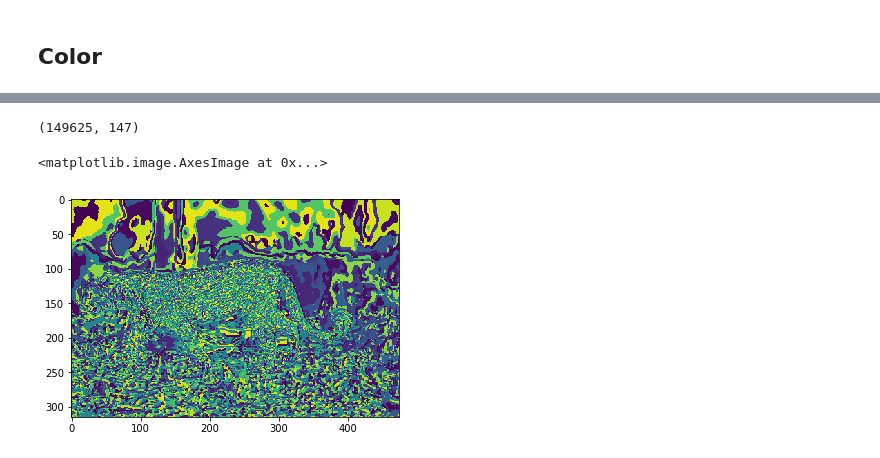
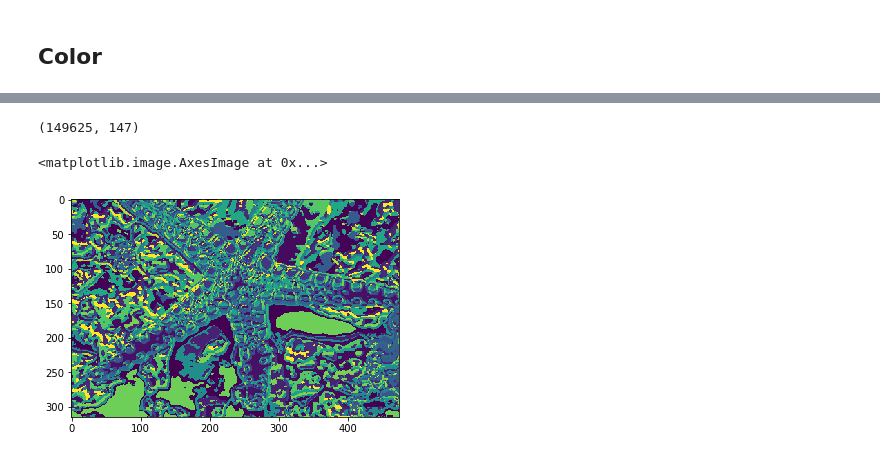
Before and after one commit to Charlottetheis/AIA, a Jupyter notebook: Jacob.ipynb, the cells around one changed output, grey strips where cells are left out. Saved outputs shown, nothing was run; the diff lists cells and outputs as text; code cells hidden in the pictures.

```diff
--- a/Jacob.ipynb
+++ b/Jacob.ipynb
@@ -207,9 +207,12 @@ class deform_model():
     def set_forces(self, forces):
         self.force_vecs = forces[:,None] * self.normals
 
-    def update(self, step_size):
+    def update(self, step_size, img_shape):
         self.snake += self.force_vecs*step_size
         self.regularize()
+        # Prevent exceeding image boundaries:
+        np.clip(model.snake[:,0], 0, img_shape[0]-1, out=model.snake[:,0])
+        np.clip(model.snake[:,1], 0, img_shape[1]-1, out=model.snake[:,1])
         self.normals = self.compute_normals()
 
     def regularize(self):
@@ -255,8 +258,9 @@ class deform_model():
 
         pad = 3
         mask = np.ones((rows+2*pad, cols+2*pad), dtype=bool) # create region of interest with some padding
-        mask[:,[0,-1]] = mask[[0,-1]] = False # set edges to True to create boundary
+        mask[:,[0,-1]] = mask[[0,-1]] = False # mark edges to create boundary
 
+        # Mark all point under the snake countour
         snake = snake - [r_min,c_min] + pad
         p = snake[-1,]
         for i in range(len(snake)):
@@ -264,7 +268,7 @@ class deform_model():
             p = snake[i,]
             mask[idx[:,0],idx[:,1]] = False
 
-        sf.fill_contour(mask,[1,1],value=False)
+        sf.fill_contour(mask, [1,1], value=False) # flood fill area between countour and edges
         mask = mask[pad:-pad, pad:-pad] # remove padding
         if(down_samp>1):
             mask = resize(mask, (down_samp*rows, down_samp*cols), order = 0, preserve_range=True)
@@ -495,7 +501,7 @@ while(True):
     if vis_snake(prob_img.astype('float32'), model.snake, 3*step_size*model.force_vecs, wait=30, title="Probability"):
         break
 
-    model.update(step_size)
+    model.update(step_size, img.shape)
     i+=1
 
 cv2.destroyAllWindows()
@@ -539,7 +545,8 @@ def create_prob_image(img, mask, filter_size=10, return_inside=False):
 # %% [markdown]
 ## Color
 # %%
-fname = "data/134052.jpg"
+#fname = "data/134052.jpg"
+fname = "data/12003.jpg"
 img = plt.imread(fname)
 plt.imshow(img)
 # %% [output]
@@ -558,21 +565,22 @@ def ndim2col(A, BSZ, stepsize=1):
 # %%
 E = 3
 K = 1+2*E
 patch_size = (K,K)
 features = ndim2col(img, patch_size).transpose()
 new_shape = tuple(np.array(img.shape) - (2*E))
 print(features.shape)
 
-samp_size = 10000
-clusters = 200
+samp_size = 1000
+clusters = 100
 sample_idx = np.random.permutation(features.shape[0])[:samp_size]
 feature_sample = features[sample_idx,:]
 kmeans = sklearn.cluster.KMeans(n_clusters=clusters, verbose=False).fit(feature_sample)
 
 predicted_clusters = kmeans.predict(features)
 cluster_img = predicted_clusters.reshape(img.shape[0]-2*E, img.shape[1]-2*E)
+img = img[E:-E, E:-E] # crop image to match shapes
 plt.imshow(cluster_img)
 # %% [output]
 (149625, 147)
 <matplotlib.image.AxesImage at 0x...>
-[figure, old version]
+[figure, new version]
```
Also changed, not shown: parts of 6 cells of this notebook.
